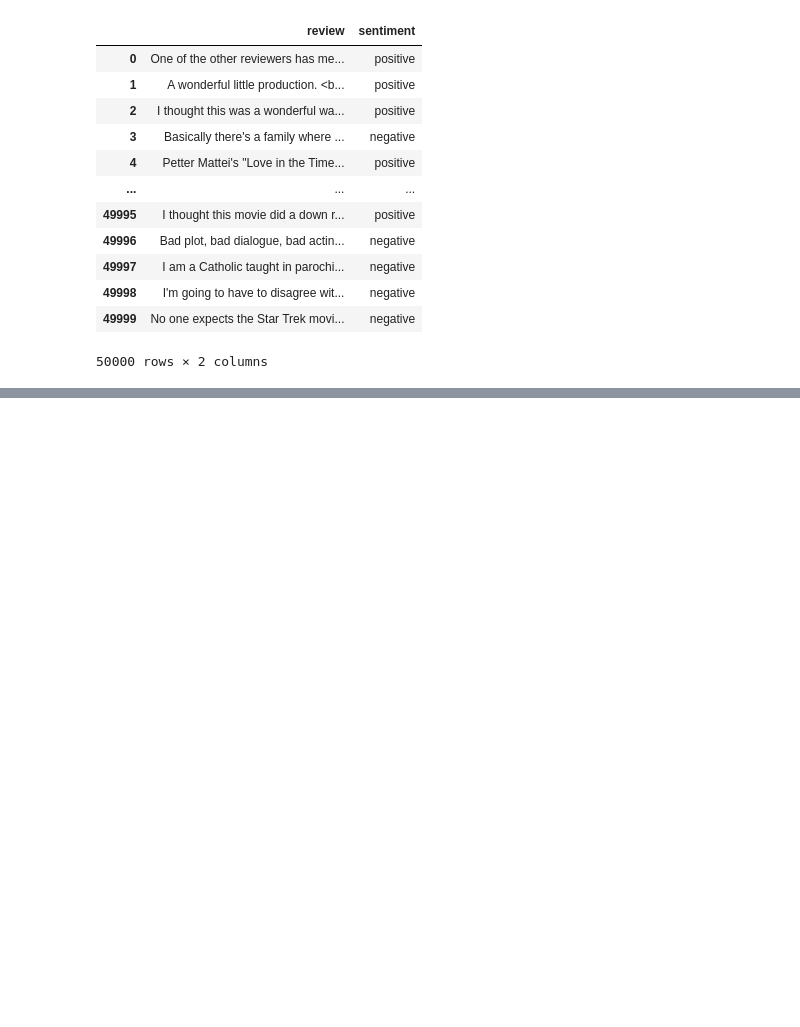
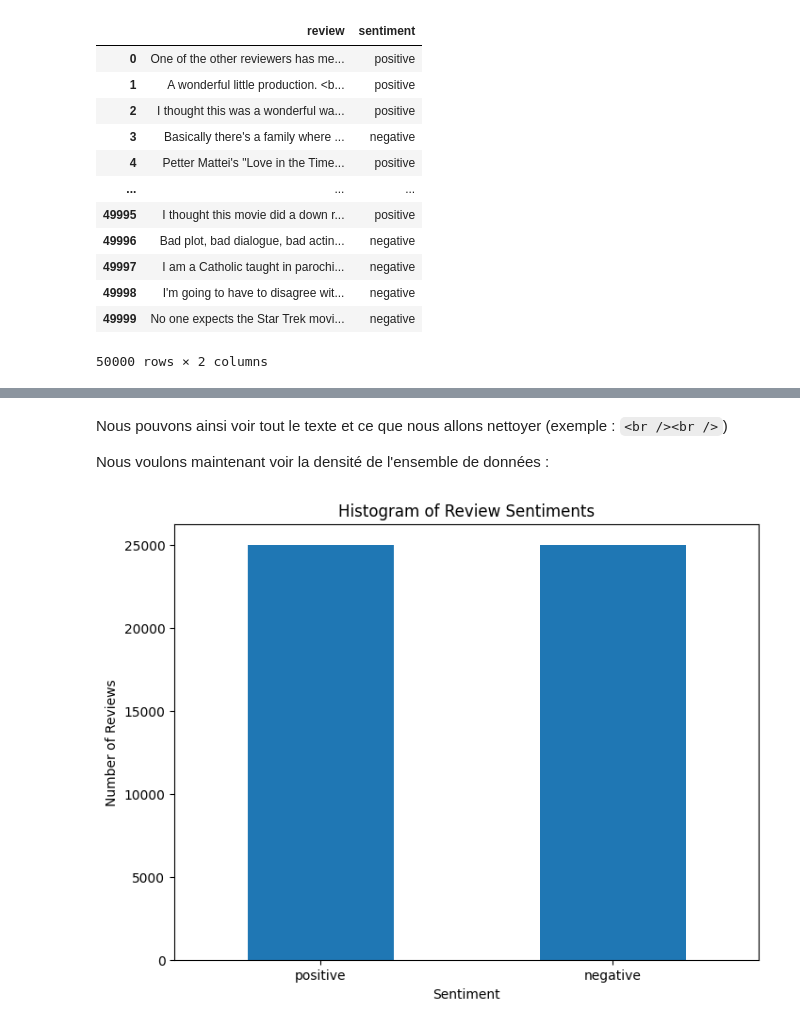
Before and after one commit to Payll/AI-S9, a Jupyter notebook: Tp1_2/TP1_2.ipynb, the cells around one changed output, grey strips where cells are left out. Drawn from its saved outputs; the diff is of its cells as text; code cells hidden in the pictures; blank space fills up the shorter version.

````diff
--- a/Tp1_2/TP1_2.ipynb
+++ b/Tp1_2/TP1_2.ipynb
@@ -24,3 +29,6 @@ import re
 # %%
-from google.colab import drive
-drive.mount('/content/drive/')
+onDrive = False
+
+if onDrive:
+    from google.colab import drive
+    drive.mount('/content/drive/')
@@ -29,2 +42,5 @@ Mounted at /content/drive/
 # %%
-data = pd.read_csv("/content/drive/MyDrive/AI/Data/IMDB Dataset.csv", sep=",")
+if onDrive:
+    data = pd.read_csv("/content/drive/MyDrive/AI/Data/IMDB Dataset.csv", sep=",")
+else:
+    data = pd.read_csv("Data/IMDB Dataset.csv", sep=",")
@@ -52,6 +72,3 @@ data
 | 49998 | I'm going to have to disagree wit... | negative |
 | 49999 | No one expects the Star Trek movi... | negative |
 50000 rows × 2 columns
-# %%
-data['review_length'] = data['review'].apply(lambda x: len(str(x)))
-data.head()
@@ -262,0 +75,19 @@ Epoch 10/10
+# %% [markdown]
+Nous pouvons ainsi voir tout le texte et ce que nous allons nettoyer (exemple : ```<br /><br />```)
+
+Nous voulons maintenant voir la densité de l'ensemble de données :
+# %%
+# create graph with number char and +/-
+# Counting the number of positive and negative reviews
+sentiment_counts = data['sentiment'].value_counts()
+
+# Creating a histogram
+plt.figure(figsize=(8, 6))
+sentiment_counts.plot(kind='bar')
+plt.xlabel('Sentiment')
+plt.ylabel('Number of Reviews')
+plt.title('Histogram of Review Sentiments')
+plt.xticks(rotation=0)
+plt.show()
+# %% [output]
+[figure, added]
````
Also changed, not shown: parts of 73 cells of this notebook, 4 other files.
